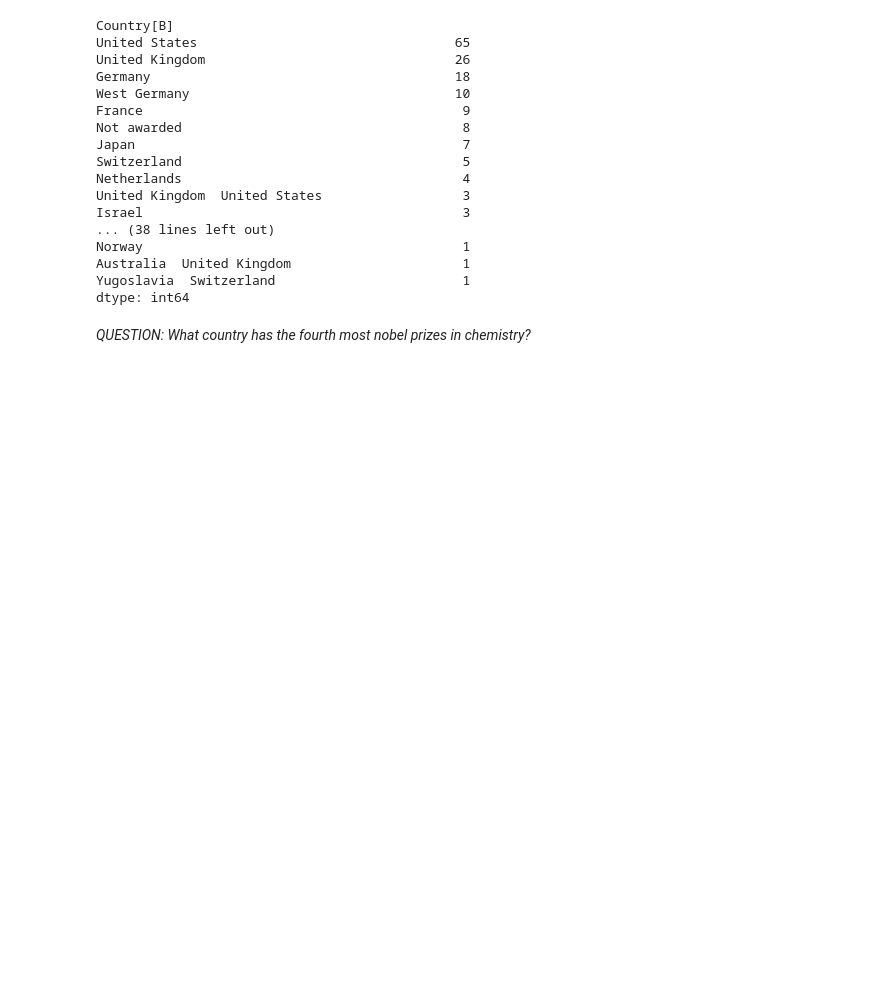
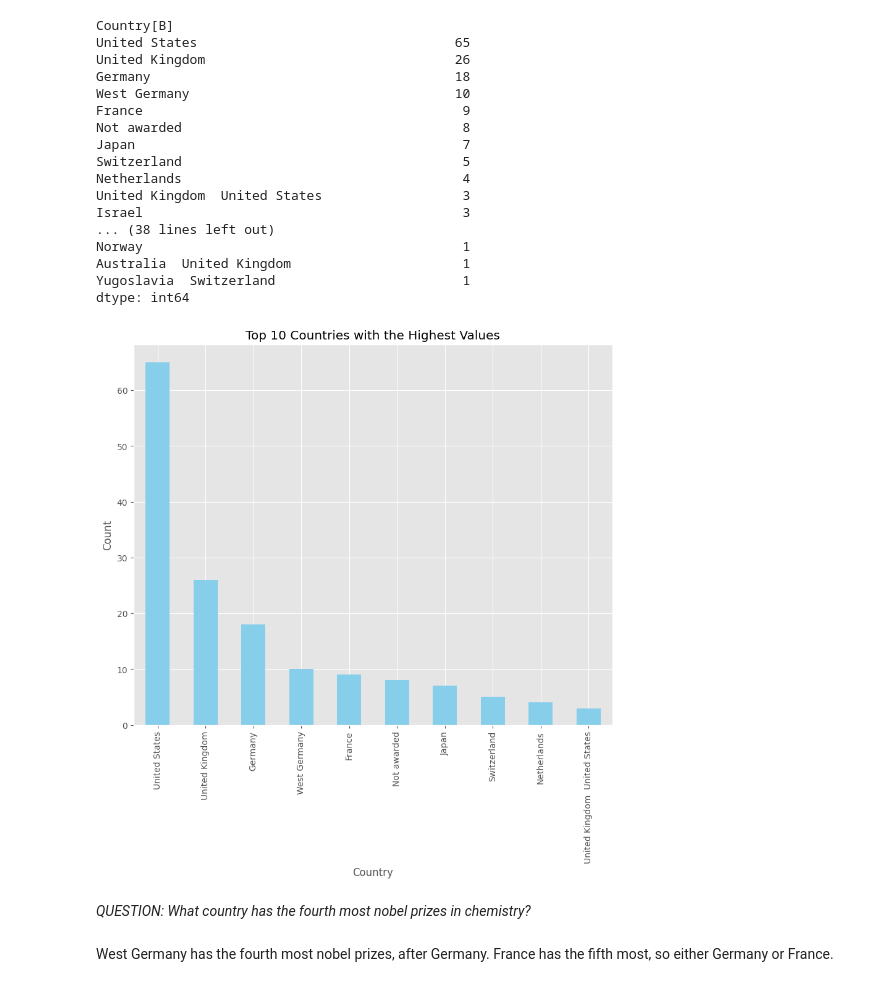
Before and after one commit to Aphra2/QM2, a Jupyter notebook: notebooks/W02. Pandas.ipynb, the cells around one changed output. Drawn from its saved outputs; the diff is of its cells as text; code cells hidden in the pictures; blank space fills up the shorter version.

```diff
--- a/notebooks/W02. Pandas.ipynb
+++ b/notebooks/W02. Pandas.ipynb
@@ -530,5 +525,18 @@ Norway                                         1
 Australia  United Kingdom                      1
 Yugoslavia  Switzerland                        1
 dtype: int64
+# %%
+top_10_countries = countries.sort_values(ascending=False)
+
+# Plotting the top 10 countries
+top_10_countries[:10].plot(kind='bar', color='skyblue')
+plt.title('Top 10 Countries with the Highest Values')
+plt.xlabel('Country')
+plt.ylabel('Count')
+plt.show()
+# %% [output]
+[figure, added]
 # %% [markdown]
 *QUESTION: What country has the fourth most nobel prizes in chemistry?*
+# %% [markdown]
+West Germany has the fourth most nobel prizes, after Germany. France has the fifth most, so either Germany or France.
```
Also changed, not shown: parts of 7 cells of this notebook.
